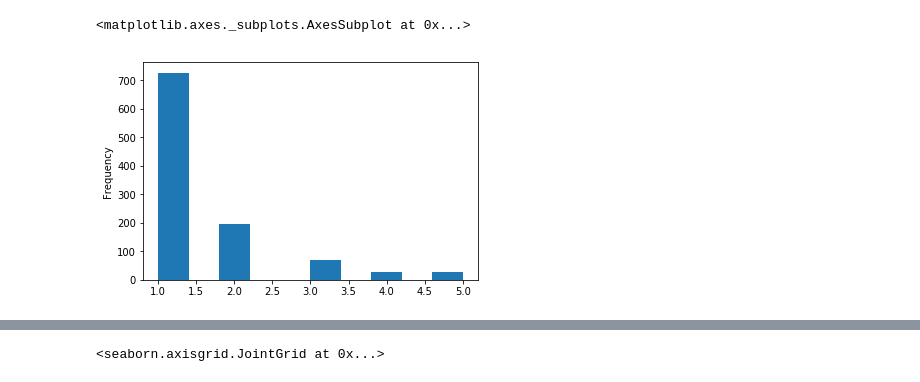
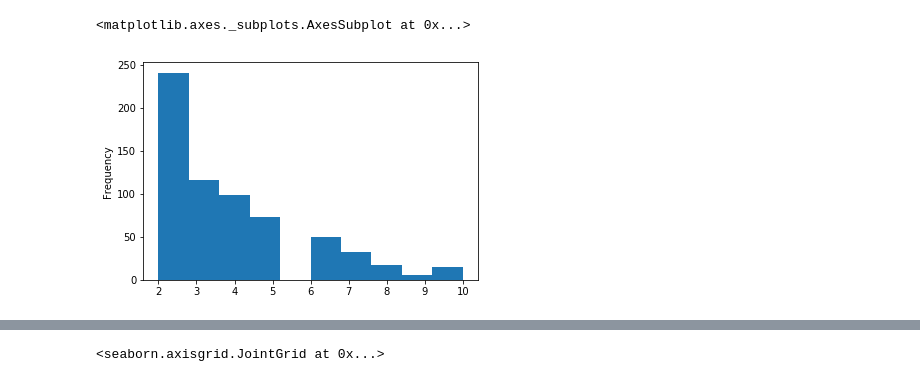
Before and after one commit to mamitch/Springboard_Capstone, a Jupyter notebook: Capstone_Project_Student_Alc.ipynb, the cells around one changed output, grey strips where cells are left out. Saved outputs shown, nothing was run; the diff lists cells and outputs as text; code cells hidden in the pictures.

```diff
--- a/Capstone_Project_Student_Alc.ipynb
+++ b/Capstone_Project_Student_Alc.ipynb
@@ -14,8 +18,6 @@ from sklearn import metrics
 # %%
-#importing data
-mat=pd.read_csv('student-mat.csv', index_col=0)
-mat['class']= "M"
-mat.head()
+data=pd.read_csv('student-por.csv', index_col=0)
+data
 # %% [output]
 |  | sex | age | address | famsize | Pstatus | Medu | Fedu | Mjob | Fjob | reason | ... | ... |
 | school |  |  |  |  |  |  |  |  |  |  |  | ... |
@@ -45,4 +40,0 @@ Additional note: there are several (382) students that belong to both datasets .
-# %%
-frames = [mat, por]
-
-data = pd.concat(frames)
@@ -154,3 +41,5 @@ data.drop_duplicates(cols)
+# %%
+data['Talc']=data['Dalc'] + data['Walc']
 # %%
 data.info()
 # %% [output]
@@ -186,5 +97,5 @@ data.describe()
 # %%
-data.Dalc.plot.hist()
+data.Talc.plot.hist()
 # %% [output]
 <matplotlib.axes._subplots.AxesSubplot at 0x...>
-[figure, old version]
+[figure, new version]
```
Also changed, not shown: parts of 21 cells of this notebook.
